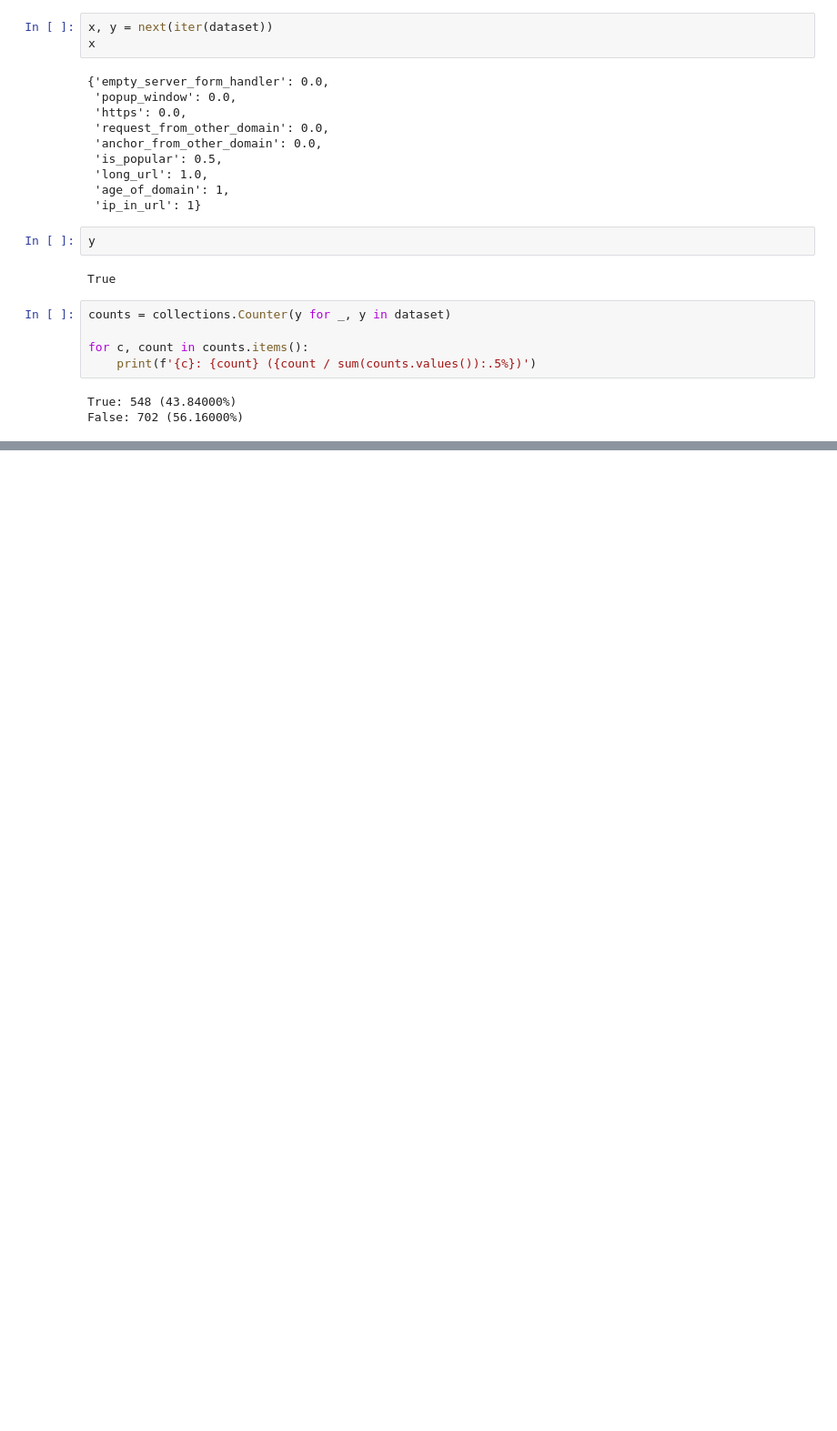
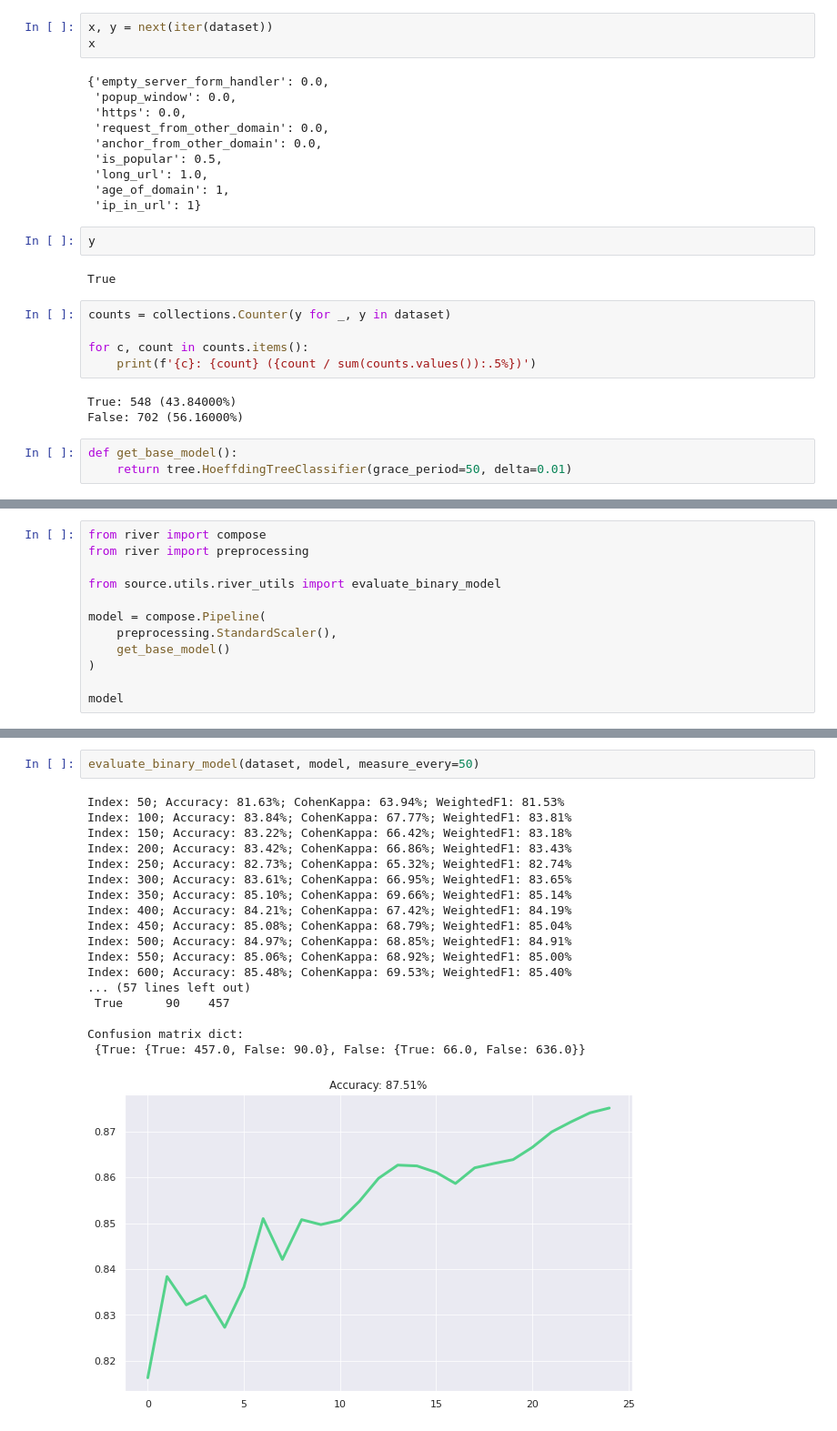
Before and after one commit to denysgerasymuk799/Online-ML-Stability, a Jupyter notebook: notebooks/Phishing_Stability_Analysis.ipynb, the cells around one changed output, grey strips where cells are left out. Shown at 91% size. Cells and saved outputs as stored; diff of their text form; blank space fills up the shorter version.

```diff
--- a/notebooks/Phishing_Stability_Analysis.ipynb
+++ b/notebooks/Phishing_Stability_Analysis.ipynb
@@ -46,6 +49,9 @@ for c, count in counts.items():
 # %% [output]
 True: 548 (43.84000%)
 False: 702 (56.16000%)
+# %%
+def get_base_model():
+    return tree.HoeffdingTreeClassifier(grace_period=50, delta=0.01)
 # %%
 from river import tree
 from source.stability_analyzer import StabilityAnalyzer
@@ -95,0 +101,12 @@ IndexError: index 0 is out of bounds for axis 0 with size 0
+# %%
+from river import compose
+from river import preprocessing
+
+from source.utils.river_utils import evaluate_binary_model
+
+model = compose.Pipeline(
+    preprocessing.StandardScaler(),
+    get_base_model()
+)
+
+model
@@ -95,0 +131,21 @@ IndexError: index 0 is out of bounds for axis 0 with size 0
+# %%
+evaluate_binary_model(dataset, model, measure_every=50)
+# %% [output]
+Index: 50; Accuracy: 81.63%; CohenKappa: 63.94%; WeightedF1: 81.53%
+Index: 100; Accuracy: 83.84%; CohenKappa: 67.77%; WeightedF1: 83.81%
+Index: 150; Accuracy: 83.22%; CohenKappa: 66.42%; WeightedF1: 83.18%
+Index: 200; Accuracy: 83.42%; CohenKappa: 66.86%; WeightedF1: 83.43%
+Index: 250; Accuracy: 82.73%; CohenKappa: 65.32%; WeightedF1: 82.74%
+Index: 300; Accuracy: 83.61%; CohenKappa: 66.95%; WeightedF1: 83.65%
+Index: 350; Accuracy: 85.10%; CohenKappa: 69.66%; WeightedF1: 85.14%
+Index: 400; Accuracy: 84.21%; CohenKappa: 67.42%; WeightedF1: 84.19%
+Index: 450; Accuracy: 85.08%; CohenKappa: 68.79%; WeightedF1: 85.04%
+Index: 500; Accuracy: 84.97%; CohenKappa: 68.85%; WeightedF1: 84.91%
+Index: 550; Accuracy: 85.06%; CohenKappa: 68.92%; WeightedF1: 85.00%
+Index: 600; Accuracy: 85.48%; CohenKappa: 69.53%; WeightedF1: 85.40%
+... (57 lines left out)
+ True      90    457
+
+Confusion matrix dict:
+ {True: {True: 457.0, False: 90.0}, False: {True: 66.0, False: 636.0}}
+[figure, added]
```
Also changed, not shown: parts of 6 cells of this notebook, 2 other files.
